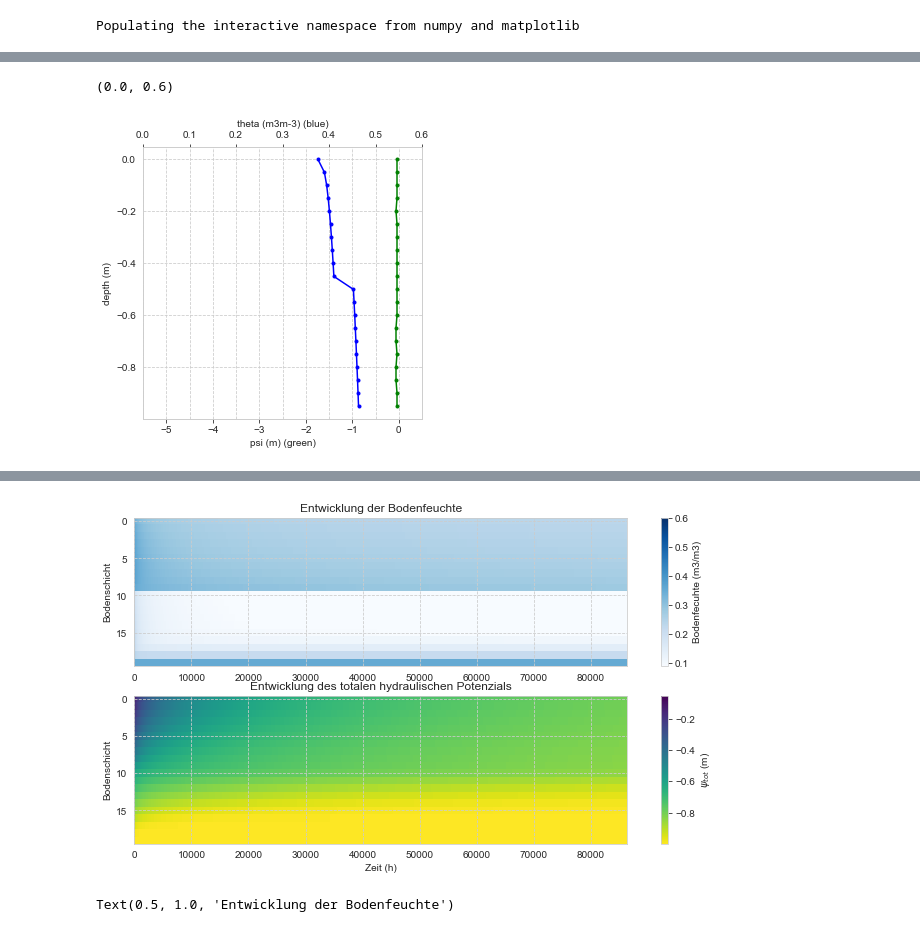
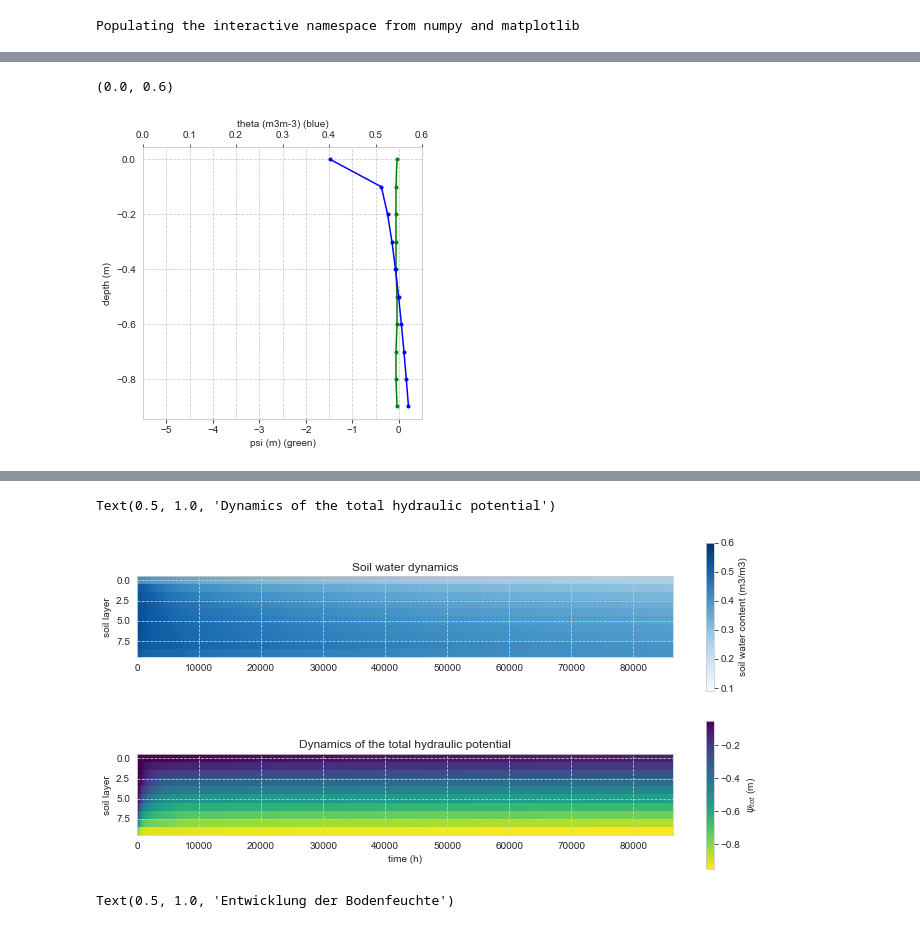
Before and after one commit to cojacoo/soilwaterphysics, a Jupyter notebook: 1DRichardsExperiment.ipynb, the cells around one changed output, grey strips where cells are left out. Drawn from its saved outputs; the diff is of its cells as text; code cells hidden in the pictures.

```diff
--- a/1DRichardsExperiment.ipynb
+++ b/1DRichardsExperiment.ipynb
@@ -53,22 +54,26 @@ soilSICL= cmf.VanGenuchtenMualem(theta_r=0.089, phi=0.43, alpha=0.010, n=1.23, K
 soilSIL = cmf.VanGenuchtenMualem(theta_r=0.067, phi=0.45, alpha=0.020, n=1.41, Ksat= 0.450/100.*24.)
 soilSL  = cmf.VanGenuchtenMualem(theta_r=0.065, phi=0.41, alpha=0.075, n=1.89, Ksat= 4.421/100.*24.)
 # %%
-# Hinzufügen von 10 Schichten mit je 10 cm Mächtigkeit und der oben definierten Retentionsfunktion
-for i in range(20):
-    depth = (i+1) * 0.05
-    if i<10:
-        cell.add_layer(depth,soilSCL)
+# setup 10 soil layers with each 10 cm and the soil definitions from above
+nlay=10
+dlay=1./nlay
+for i in range(nlay):
+    depth = (i+1) * dlay
+    cell.add_layer(depth,r_curve2)
+
+# alternative layered setups:
+#for i in range(20):
+#    depth = (i+1) * 0.05
+#    if i<10:
+#        cell.add_layer(depth,soilSCL)
     #elif i<10:
     #    cell.add_layer(depth,soilSIL)
     #elif i<12:
     #    cell.add_layer(depth,soilS)
-    else:
-        cell.add_layer(depth,soilS)
+#    else:
+#        cell.add_layer(depth,soilS)
 
-#for i in range(10)[2:4]:
-#    depth = (i+1) * 0.1
-#    cell.add_layer(depth,r_curve2)
-#for i in range(10)[4:6]:
+#for i in range(10)[:6]:
 #    depth = (i+1) * 0.1
 #    cell.add_layer(depth,soilS)
 #for i in range(10)[6:]:
@@ -151,17 +156,17 @@ fig = plt.figure(figsize=(5,5))
 ax1 = plt.subplot(1,1,1)
 ti = np.arange(len(moisture)*tstep).astype(str)
 
-line1, = ax1.plot(potential[0],np.arange(20)*-0.05,'g.-')
+line1, = ax1.plot(potential[0],np.arange(nlay)*-dlay,'g.-')
 ax1.set_xlabel('psi (m) (green)')
 ax1.set_ylabel('depth (m)')
 ax1.set_xlim(-5.5,+0.5)
 ax1a = ax1.twiny()
-line2, = ax1a.plot(moisture[0],np.arange(20)*-0.05,'b.-')
+line2, = ax1a.plot(moisture[0],np.arange(nlay)*-dlay,'b.-')
 ax1a.set_xlabel('theta (m3m-3) (blue)')
 ax1a.set_xlim(0.0,0.6)
 #text1 = ax1.text(-1,-0.05,ti[0])
 # %% [output]
 (0.0, 0.6)
-[figure, old version]
+[figure, new version]
 # %%
 def drawframe(t):
@@ -186,24 +191,25 @@ anim.save('SCL_S.mp4', writer=writer)
 # %%
 figsize(12,6)
 subplot(211)
 imshow(np.array(moisture).T,aspect=1300,cmap='Blues',vmin=0.09,vmax=0.6)
 #xticks(np.arange(11)*(48/tstep),np.arange(11)*48)
 #xlabel('Zeit (h)')
 #xticklabels([])
-ylabel('Bodenschicht')
-colorbar(label='Bodenfecuhte (m3/m3)')
-title('Entwicklung der Bodenfeuchte')
+ylabel('soil layer')
+colorbar(label='soil water content (m3/m3)')
+title('Soil water dynamics')
 
 subplot(212)
 imshow(np.array(potential).T,aspect=1300,cmap='viridis_r')
 #xticks(np.arange(11)*(48/tstep),np.arange(11)*48)
-xlabel('Zeit (h)')
-ylabel('Bodenschicht')
+xlabel('time (h)')
+ylabel('soil layer')
 colorbar(label='$\psi_{tot}$ (m)')
-title('Entwicklung des totalen hydraulischen Potenzials')
-savefig('dyn_col_im.pdf',bbox_inches='tight')
+title('Dynamics of the total hydraulic potential')
+#savefig('dyn_col_im.pdf',bbox_inches='tight')
 # %% [output]
+Text(0.5, 1.0, 'Dynamics of the total hydraulic potential')
-[figure, old version]
+[figure, new version]
 # %%
 figsize(18,4)
 imshow(np.array(moisture).T,aspect=3000,cmap='Blues',vmin=0.09,vmax=0.6)
```
Also changed, not shown: parts of 25 cells of this notebook, 1 other file.
